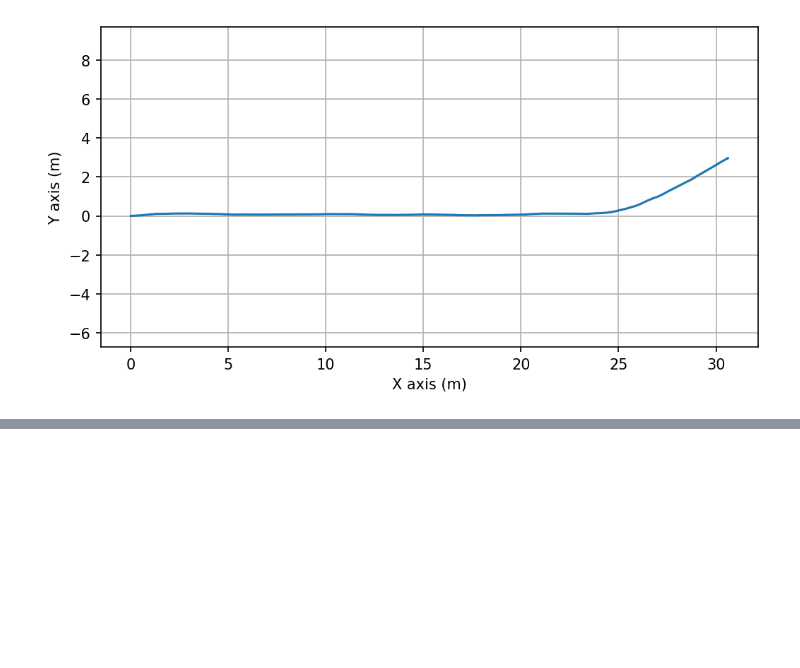
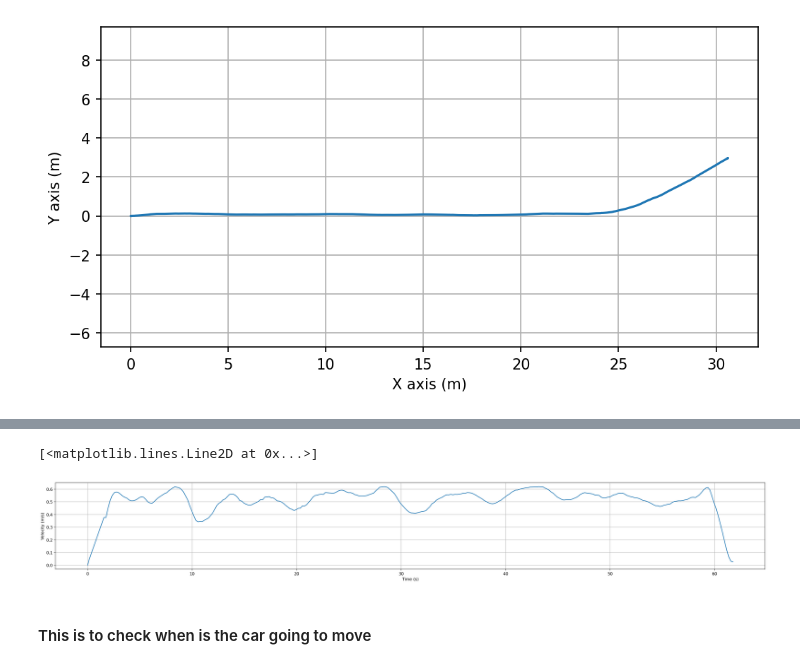
Before and after one commit to mfkiwl/IMU-Velcoity-Position, a Jupyter notebook: wayPointsGenration.ipynb, the cells around one changed output, grey strips where cells are left out. Cells and saved outputs as stored; diff of their text form; code cells hidden in the pictures; blank space fills up the shorter version.

```diff
--- a/wayPointsGenration.ipynb
+++ b/wayPointsGenration.ipynb
@@ -97,0 +261,15 @@ plt.plot(df.PosX , df.PosY)
+# %%
+plt.figure(dpi=150, figsize=(32,4))
+plt.grid()
+# plt.xlim(39,102)
+# plt.ylim(0,0.9)
+plt.xlabel('Time (s)')
+plt.ylabel('Velocity (m/s)')
+# plt.xticks([40, 45, 50, 55, 60, 65, 70, 75, 80, 85, 90, 95, 100])
+plt.plot(t_wp, waypoints_df.V_avg)
+# plt.plot(t_wp, v)
+# %% [output]
+[<matplotlib.lines.Line2D at 0x...>]
+[figure, added]
+# %% [markdown]
+#### This is to check when is the car going to move
```
Also changed, not shown: parts of 17 cells of this notebook.
